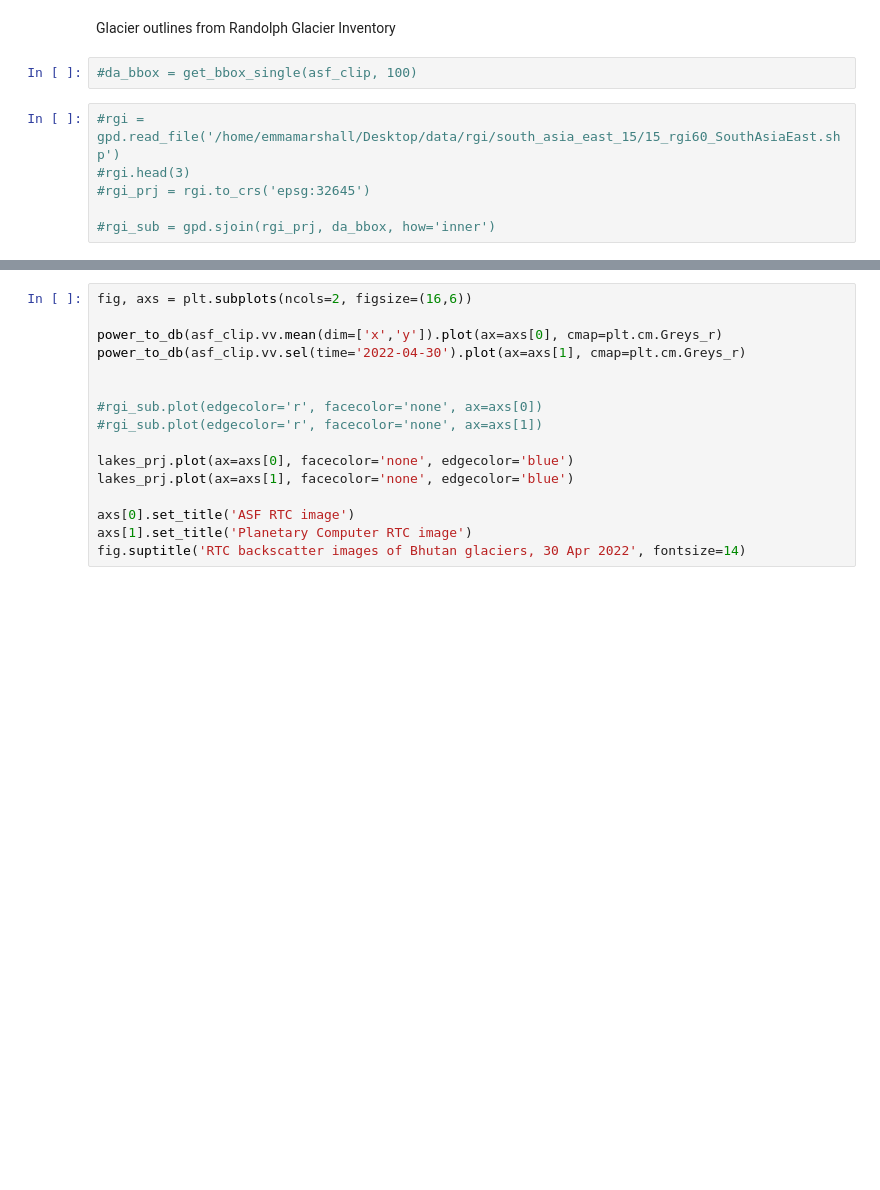
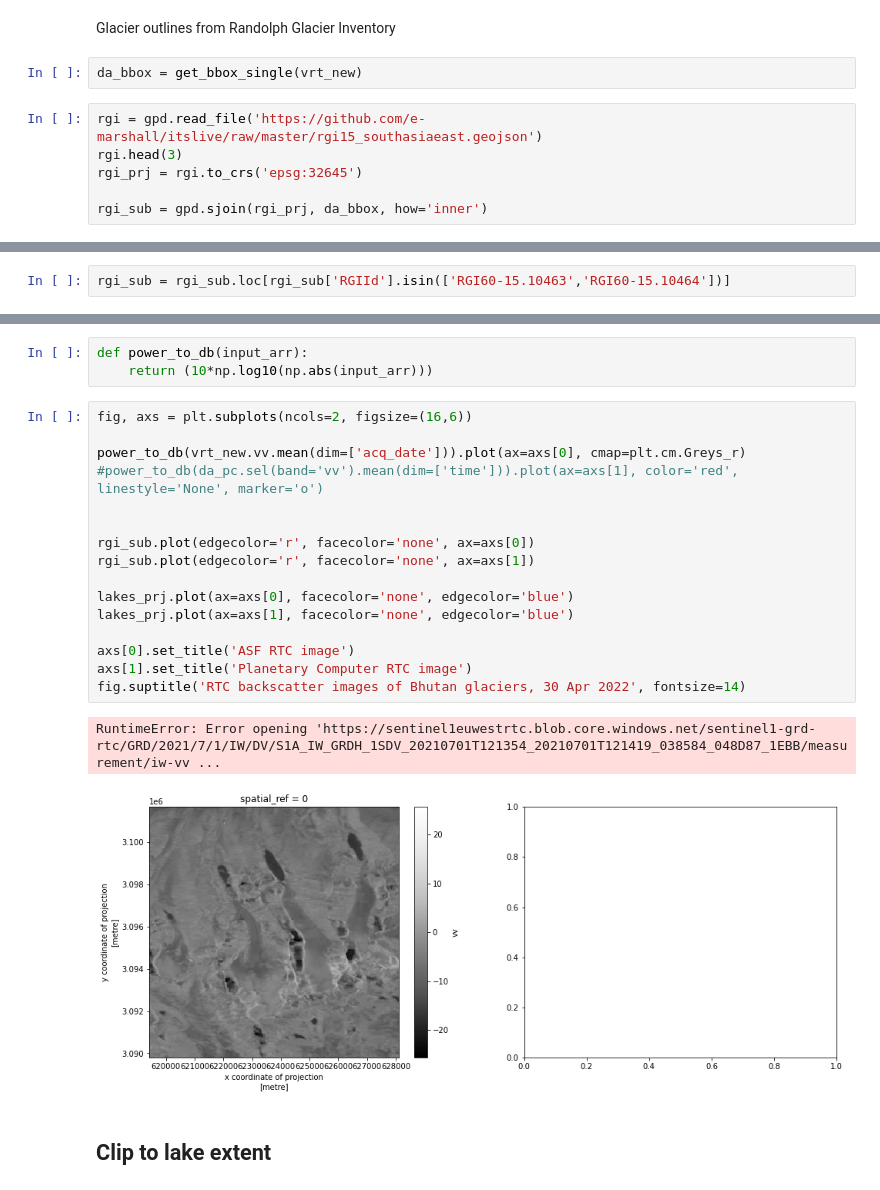
Before and after one commit to e-marshall/sentinel1_rtc, a Jupyter notebook: rtc_timeseries.ipynb, the cells around one changed output, grey strips where cells are left out. Drawn from its saved outputs; the diff is of its cells as text; blank space fills up the shorter version.

```diff
--- a/rtc_timeseries.ipynb
+++ b/rtc_timeseries.ipynb
@@ -66,10 +125,10 @@ lakes_prj
 # %% [markdown]
 Glacier outlines from Randolph Glacier Inventory
 # %%
-#da_bbox = get_bbox_single(asf_clip, 100)
+da_bbox = get_bbox_single(vrt_new)
 # %%
-#rgi = gpd.read_file('/home/emmamarshall/Desktop/data/rgi/south_asia_east_15/15_rgi60_SouthAsiaEast.shp')
-#rgi.head(3)
-#rgi_prj = rgi.to_crs('epsg:32645')
+rgi = gpd.read_file('https://github.com/e-marshall/itslive/raw/master/rgi15_southasiaeast.geojson')
+rgi.head(3)
+rgi_prj = rgi.to_crs('epsg:32645')
 
-#rgi_sub = gpd.sjoin(rgi_prj, da_bbox, how='inner')
+rgi_sub = gpd.sjoin(rgi_prj, da_bbox, how='inner')
@@ -75,0 +157,2 @@ Glacier outlines from Randolph Glacier Inventory
+# %%
+rgi_sub = rgi_sub.loc[rgi_sub['RGIId'].isin(['RGI60-15.10463','RGI60-15.10464'])]
@@ -76,16 +166,24 @@ Glacier outlines from Randolph Glacier Inventory
+# %%
+def power_to_db(input_arr):
+    return (10*np.log10(np.abs(input_arr)))
 # %%
 fig, axs = plt.subplots(ncols=2, figsize=(16,6))
 
-power_to_db(asf_clip.vv.mean(dim=['x','y']).plot(ax=axs[0], cmap=plt.cm.Greys_r)
-power_to_db(asf_clip.vv.sel(time='2022-04-30').plot(ax=axs[1], cmap=plt.cm.Greys_r)
+power_to_db(vrt_new.vv.mean(dim=['acq_date'])).plot(ax=axs[0], cmap=plt.cm.Greys_r)
+#power_to_db(da_pc.sel(band='vv').mean(dim=['time'])).plot(ax=axs[1], color='red', linestyle='None', marker='o')
 
 
-#rgi_sub.plot(edgecolor='r', facecolor='none', ax=axs[0])
-#rgi_sub.plot(edgecolor='r', facecolor='none', ax=axs[1])
+rgi_sub.plot(edgecolor='r', facecolor='none', ax=axs[0])
+rgi_sub.plot(edgecolor='r', facecolor='none', ax=axs[1])
 
 lakes_prj.plot(ax=axs[0], facecolor='none', edgecolor='blue')
 lakes_prj.plot(ax=axs[1], facecolor='none', edgecolor='blue')
 
 axs[0].set_title('ASF RTC image')
 axs[1].set_title('Planetary Computer RTC image')
 fig.suptitle('RTC backscatter images of Bhutan glaciers, 30 Apr 2022', fontsize=14)
+# %% [output]
+RuntimeError: Error opening 'https://sentinel1euwestrtc.blob.core.windows.net/sentinel1-grd-rtc/GRD/2021/7/1/IW/DV/S1A_IW_GRDH_1SDV_20210701T121354_20210701T121419_038584_048D87_1EBB/measurement/iw-vv ...
+[figure, added]
+# %% [markdown]
+## Clip to lake extent
```
Also changed, not shown: parts of 12 cells of this notebook, 9 other files.
